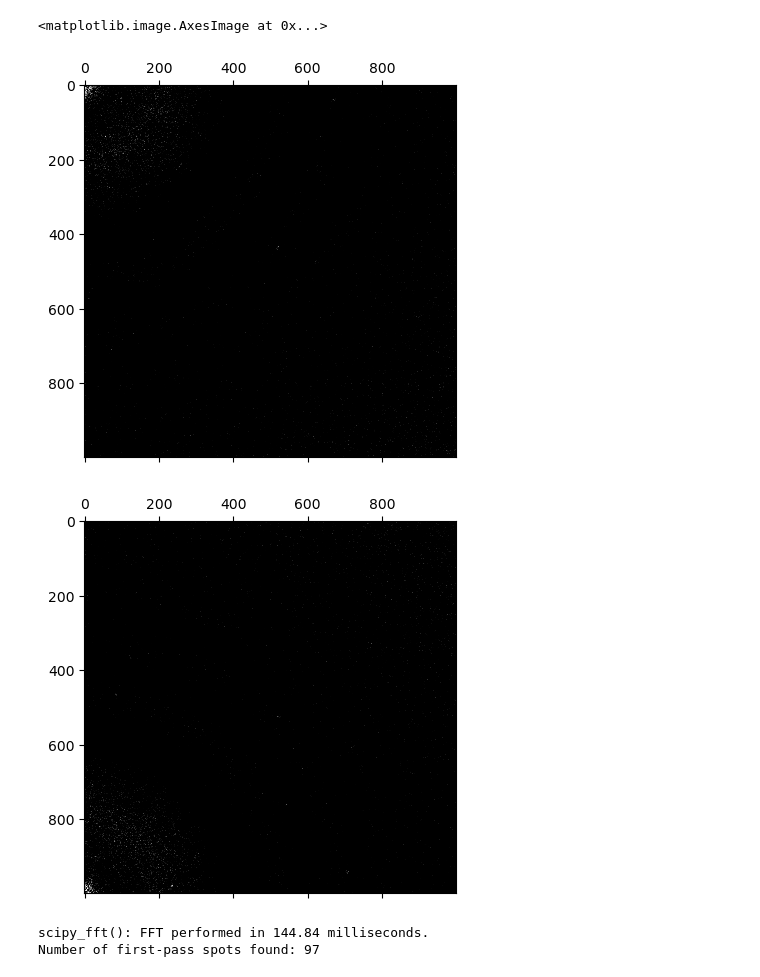
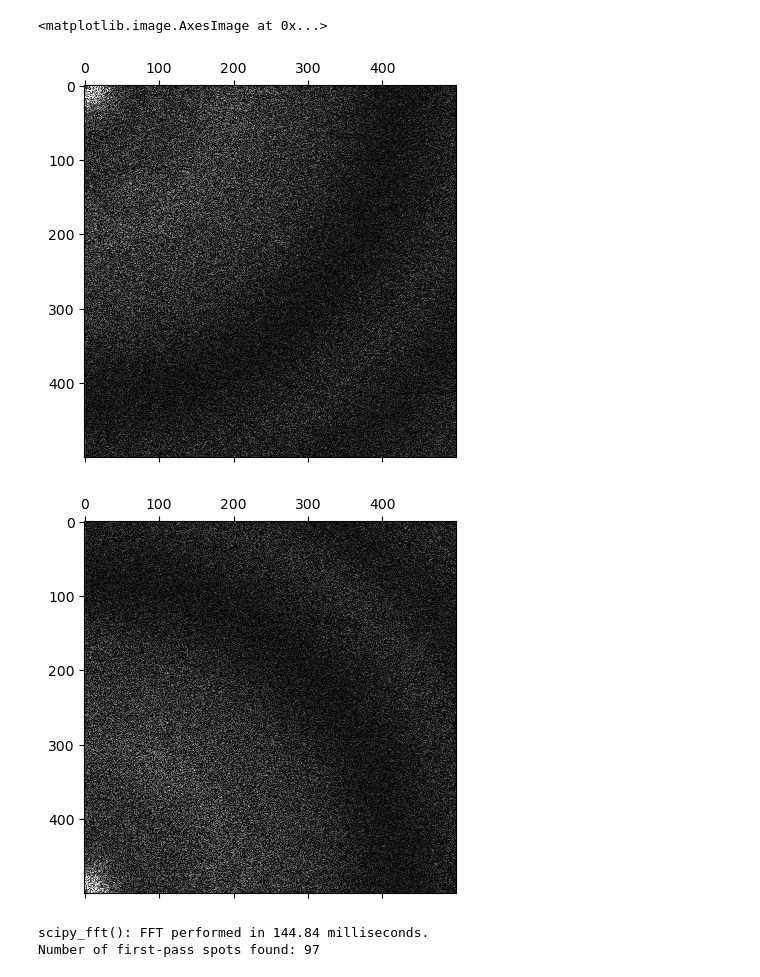
Before and after one commit to r-karimi/saxtal, a Jupyter notebook: troubleshoot_incomplete_masking.ipynb, the cells around one changed output. Drawn from its saved outputs; the diff is of its cells as text; code cells hidden in the pictures.

```diff
--- a/troubleshoot_incomplete_masking.ipynb
+++ b/troubleshoot_incomplete_masking.ipynb
@@ -28,16 +28,17 @@ verbose=True
 show_plots=True
 threads=16
 sigma=15
-num_sd=3.0
+num_sd=2.5
 num_sd_secondpass=2.0
-x_window_percent=(0, 0.7)
+x_window_percent=(0, 0.5)
 y_window_percent=(0, 1)
 miller_index_buffer=10
 box_radius=10
 min_lattice_size=8
+epsilon=0.33
 mask_hotpixels=False
-mask_radius=4
-replace_distance_percent=0.05
+mask_radius=6
+replace_distance_percent=0.005
 return_spots=False
 return_stats=False
 return_image=False
@@ -138,6 +119,7 @@ masked_fft = sax.mask_image(filename,
                min_lattice_size = min_lattice_size,
                mask_radius= mask_radius,
                replace_distance_percent = replace_distance_percent,
+               epsilon = epsilon,
                return_spots = False,
                return_stats = False,
                return_fft = True,
@@ -204,19 +195,19 @@ plt.matshow(np.abs(padded_fft)[-1000:, :1000],
 # %%
 # Display the masked power spectrum
 
-plt.matshow(np.abs(masked_fft)[:1000, :1000],
+plt.matshow(np.abs(masked_fft)[:500, :500],
            cmap = "Greys_r",
-           vmax = 5000,
-           vmin = 1000)
+           vmax = 4000,
+           vmin = 0)
 
-plt.matshow(np.abs(masked_fft)[-1000:, :1000],
+plt.matshow(np.abs(masked_fft)[-500:, :500],
            cmap = "Greys_r",
-           vmax = 5000,
-           vmin = 1000)
+           vmax = 4000,
+           vmin = 0)
 # %% [output]
 <matplotlib.image.AxesImage at 0x...>
-[figure, old version]
+[figure, new version]
-[figure, old version]
+[figure, new version]
 # %%
 image, header = sax.import_mrc(filename)
 padded_fft = sax.scipy_fft(image, verbose, threads)
```
Also changed, not shown: parts of 4 cells of this notebook, 1 other file.
